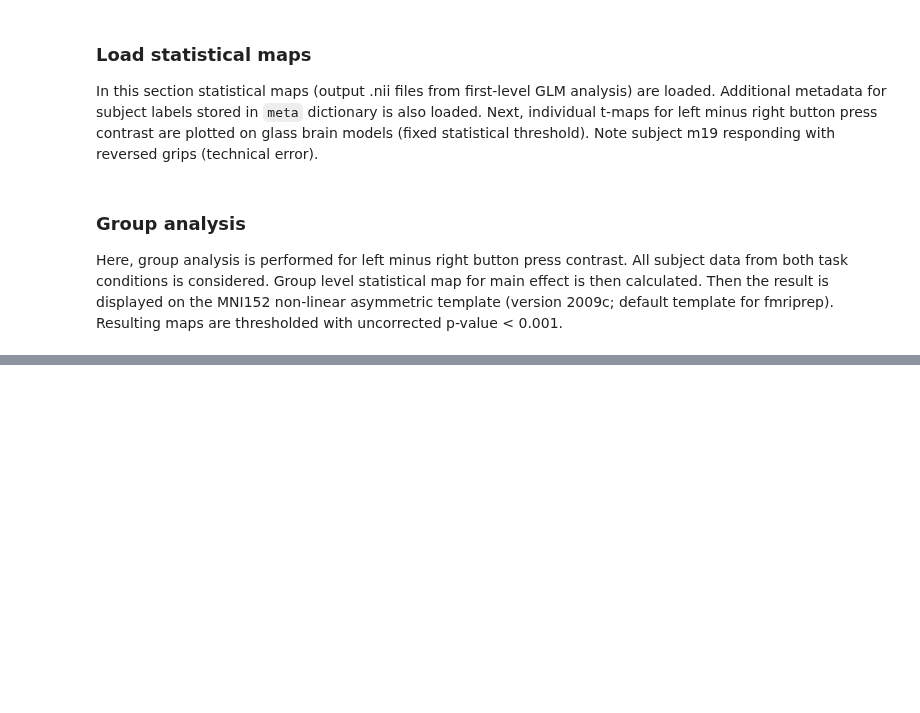
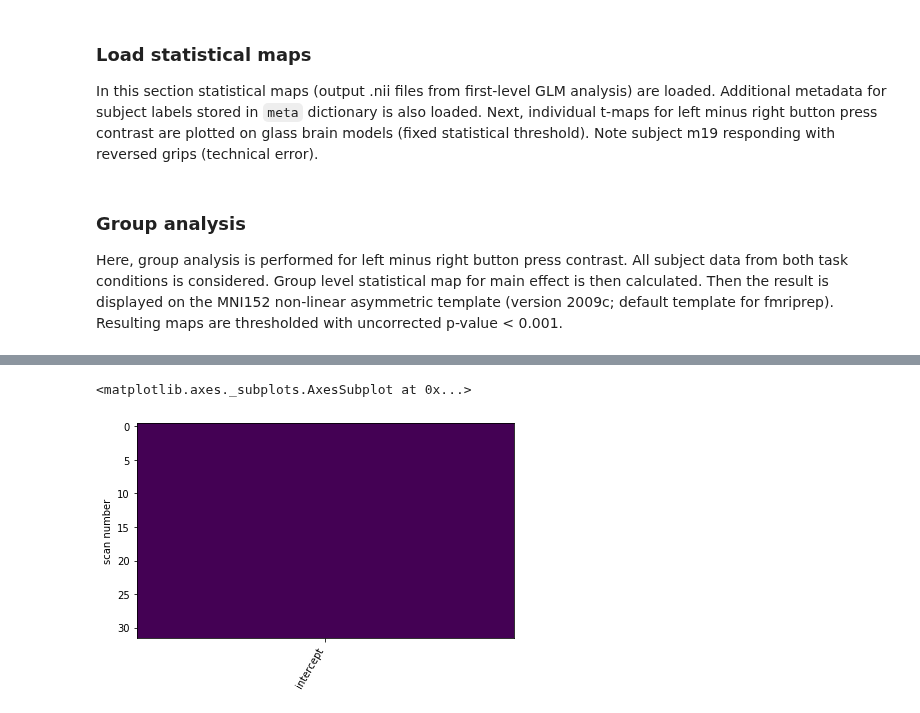
Before and after one commit to kbonna/decidenet, a Jupyter notebook: activation_analysis/dn_aa_02_pe_sign_activations_second.ipynb, the cells around one changed output, grey strips where cells are left out. Saved outputs shown, nothing was run; the diff lists cells and outputs as text; code cells hidden in the pictures; blank space fills up the shorter version.

```diff
--- a/activation_analysis/dn_aa_02_pe_sign_activations_second.ipynb
+++ b/activation_analysis/dn_aa_02_pe_sign_activations_second.ipynb
@@ -69,0 +89,14 @@ Use os.path.join(memory.location, 'joblib') attribute instead.
+# %%
+# Effect of only reward / punishment condition
+condition = 1 # reward
+second_level_input = [tmap for tmap in tmap_img[condition]]
+second_level_model = SecondLevelModel(smoothing_fwhm=8)
+
+# Main effect of PE for condition
+design_matrix = pd.DataFrame([1] * len(second_level_input),
+                             columns=['intercept'])
+
+plot_design_matrix(design_matrix)
+# %% [output]
+<matplotlib.axes._subplots.AxesSubplot at 0x...>
+[figure, added]
```
Also changed, not shown: parts of 8 cells of this notebook, 1 other file.
